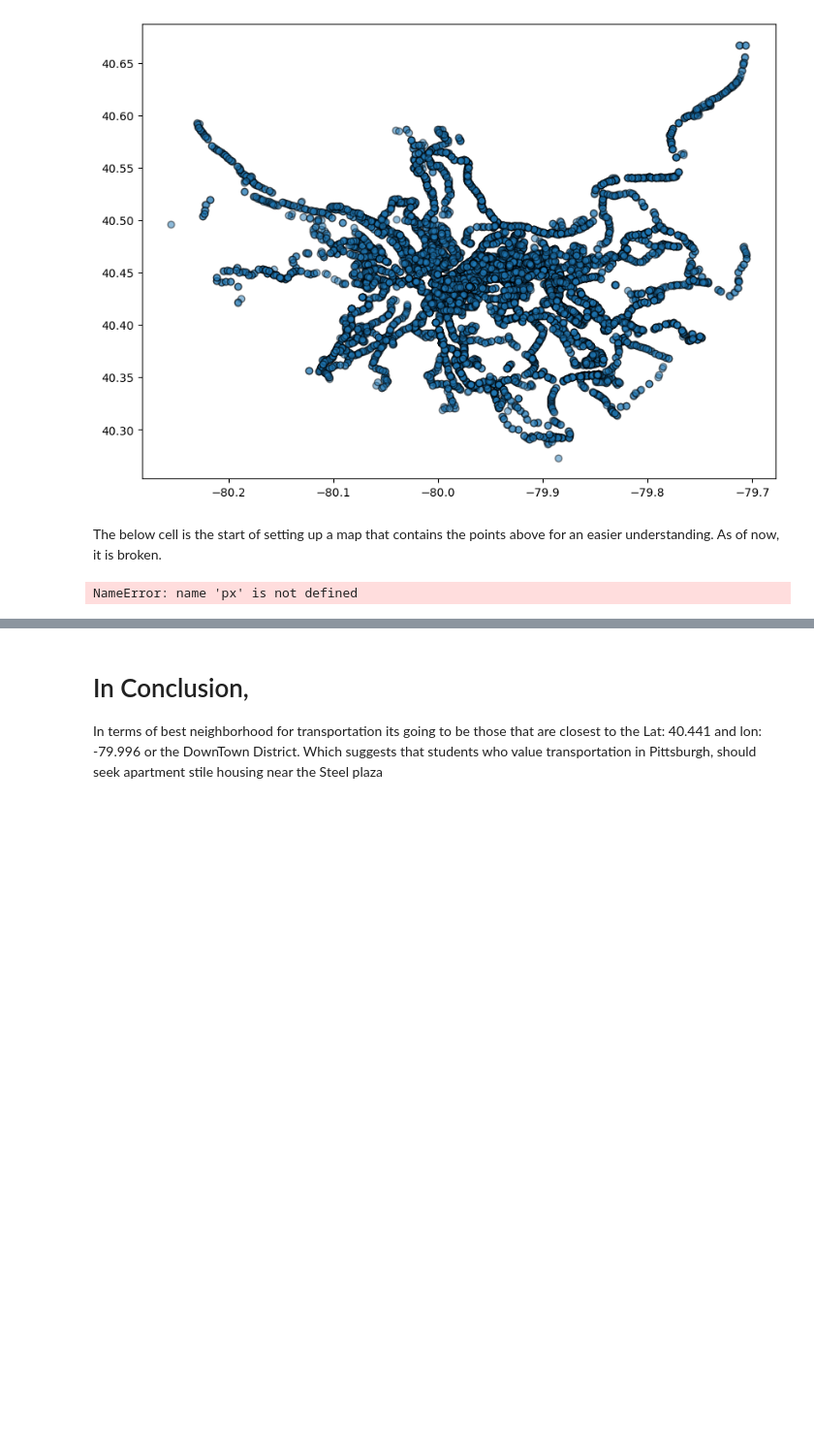
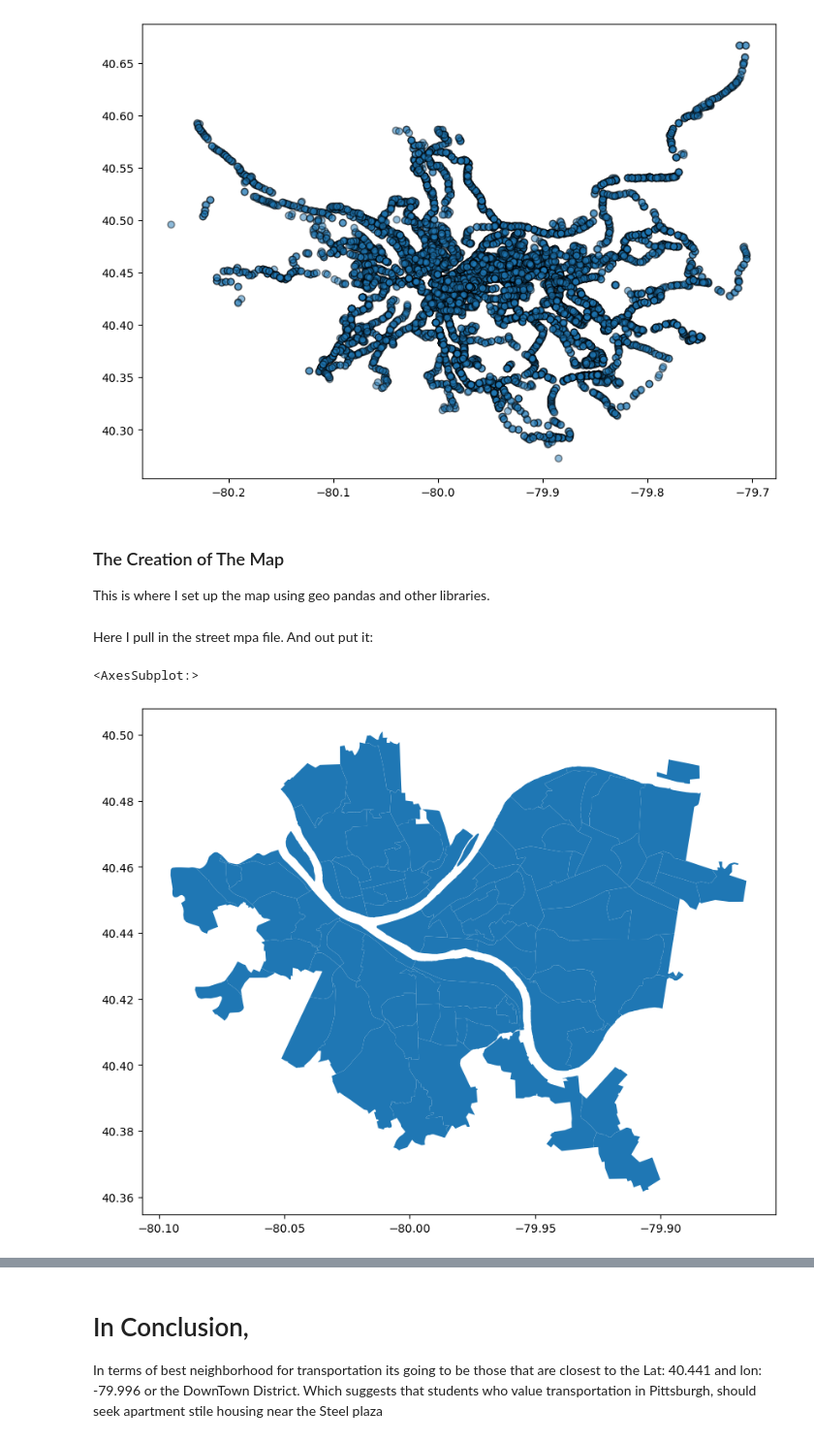
Before and after one commit to bnh-27/Final-Project, a Jupyter notebook: busdata.ipynb, the cells around one changed output, grey strips where cells are left out. Shown at 97% size. Drawn from its saved outputs; the diff is of its cells as text; code cells hidden in the pictures; blank space fills up the shorter version.

```diff
--- a/busdata.ipynb
+++ b/busdata.ipynb
@@ -49,15 +53,15 @@ cx.add_basemap(ax,source=cx.providers.Stamen.TonerLite,zoom = 20)
 # %% [output]
 [figure]
-# %% [markdown]
-The below cell is the start of setting up a map that contains the points above for an easier understanding. As of now, it is broken.
-# %%
-
-color_scale = [(0,'orange'),(1,'red')]
-
-figure = px.scatter_mapbox(stops, lat='LATITUDE', lon = 'LONGITUDE', hover_name= 'STOP_NAME', hover_data= 'STOP_NAME', zoom = 8, height = 800, width = 800,)
-
-figure.update_layout(mapbox_style="open-street-map")
-figure.update_layout(margin={"r":0,"t":0,"l":0,"b":0})
-figure.show()
-# %% [output]
-NameError: name 'px' is not defined
+# %% [markdown]
+### The Creation of The Map
+This is where I set up the map using geo pandas and other libraries.
+# %% [markdown]
+Here I pull in the street mpa file. And out put it:
+# %%
+street_map = gpd.read_file('kx-pittsburgh-pa-neighborhoods-SHP/pittsburgh-pa-neighborhoods.shp')
+
+fig, bx = plt.subplots(figsize=(10,10))
+street_map.plot(ax=bx)
+# %% [output]
+<AxesSubplot:>
+[figure, added]
```
Also changed, not shown: parts of 14 cells of this notebook, 1 other file.
